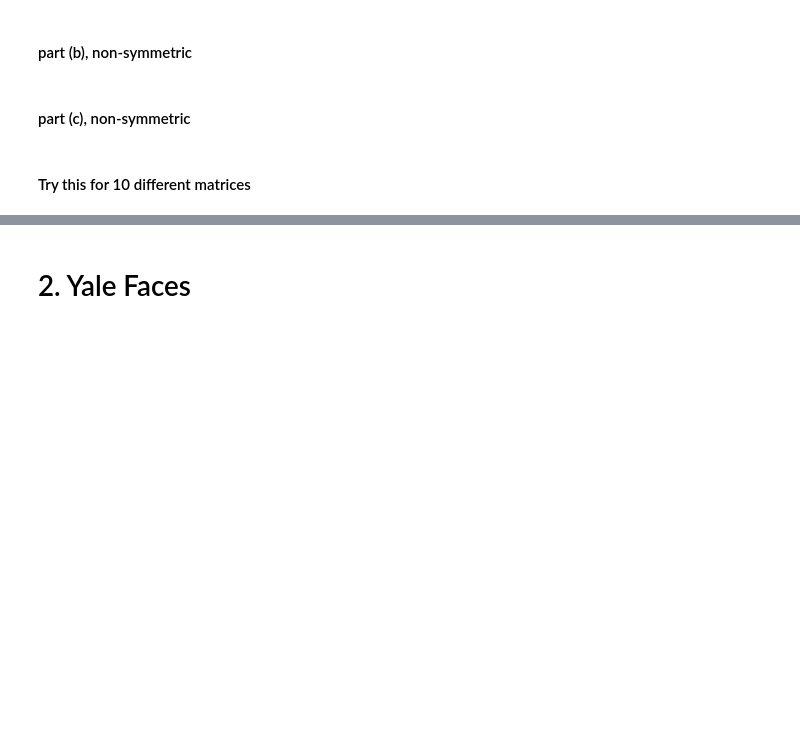
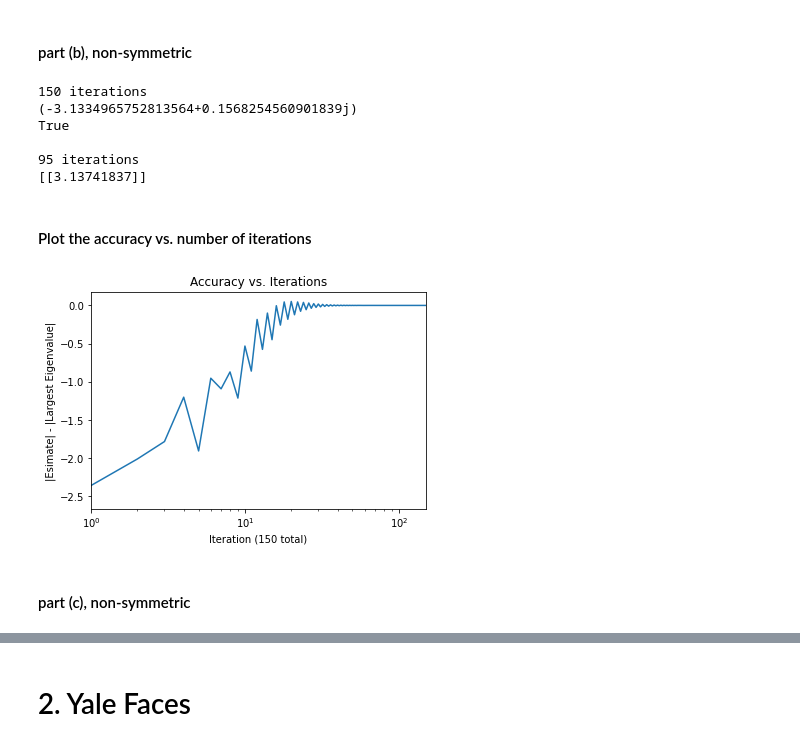
Before and after one commit to jacnugent/amath584, a Jupyter notebook: hw5_iterative_methods/hw5_draft.ipynb, the cells around one changed output, grey strips where cells are left out. Cells and saved outputs as stored; diff of their text form; code cells hidden in the pictures; blank space fills up the shorter version.

```diff
--- a/hw5_iterative_methods/hw5_draft.ipynb
+++ b/hw5_iterative_methods/hw5_draft.ipynb
@@ -314,0 +369,15 @@ eigvecs_ns_list = [scipy.linalg.eig(A)[1] for A in A_ns_list]
+# %%
+# build the matrix
+m = 10
+
+# first guess
+A_ns = np.random.randn(m, m)
+eigvals_ns, eigvecs_ns = scipy.linalg.eig(A_ns)
+
+# if the convergence ratio is very large, try again
+while np.abs(eigvals_ns[1]/eigvals_ns[0]) > 0.98:
+    A_ns = np.random.randn(m, m)
+    eigvals_ns, eigvecs_ns = scipy.linalg.eig(A_ns)
+
+# ground truth
+print(eigvals_ns[0])
@@ -335,2 +404,40 @@ for a in A_ns_list:
+# %%
+# initial complex
+v0c = rand_unitvec(m, c=True)
+# %%
+# k2 iterations
+k2 = 150
+lpi_ns, vpi_ns = power_iteration(A_ns, v0=v0c, num_iter=k2)
+print(k2, 'iterations')
+print(lpi_ns[-1])
+print(is_close(vpi_ns[-1, :]), '\n')
+
+# unit it converges
+lpi_ns2, vpi_ns2, npi_ns2 = power_iteration(A_ns, v0=v0c)
+print(npi_ns2, 'iterations')
+print(lpi_ns2)
+# %% [output]
+150 iterations
+(-3.1334965752813564+0.1568254560901839j)
+True
+
+95 iterations
+[[3.13741837]]
+# %% [markdown]
+#### Plot the accuracy vs. number of iterations
+# %%
+plt.plot(np.arange(k2), [np.abs(x)-np.abs(eigvals_ns[0]) for x in lpi_ns])
+
+plt.xscale('log')
+plt.title('Accuracy vs. Iterations')
+plt.ylabel('|Esimate| - |Largest Eigenvalue|')
+plt.xlabel('Iteration ({} total)'.format(k2))
+plt.xlim((1, k2))
+
+plt.savefig(save_dir + '1d_b_accuracy_vs_iterations.png', dpi=300, bbox_inches='tight')
+
+plt.show()
+# %% [output]
+[figure, added]
 # %% [markdown]
 #### part (c), non-symmetric
@@ -347,2 +443,0 @@ v0c = v0c / np.linalg.norm(v0c)
-# %% [markdown]
-#### Try this for 10 different matrices
```
Also changed, not shown: parts of 73 cells of this notebook, 2 other files.
